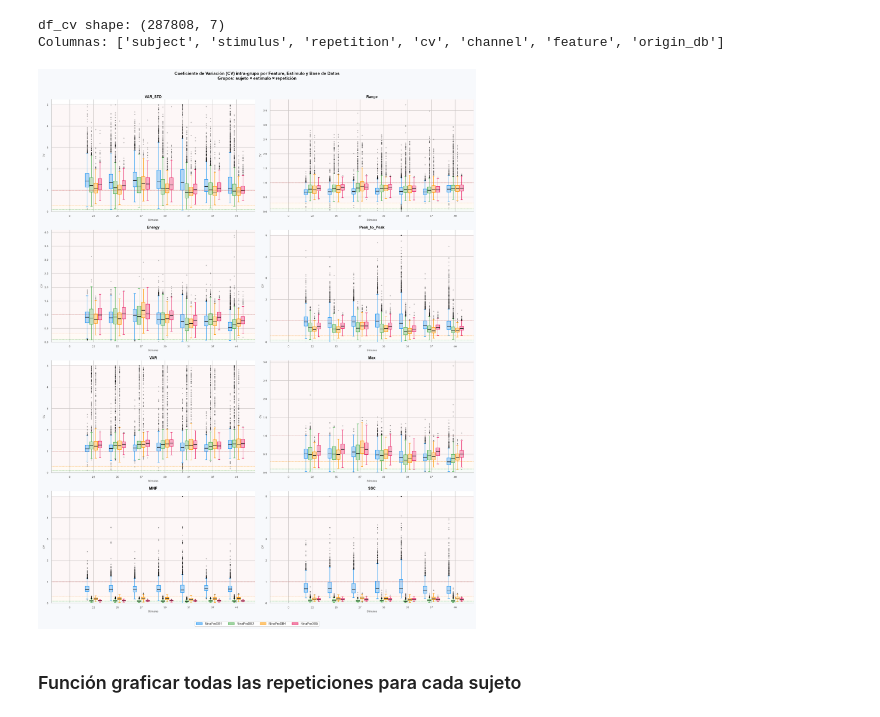
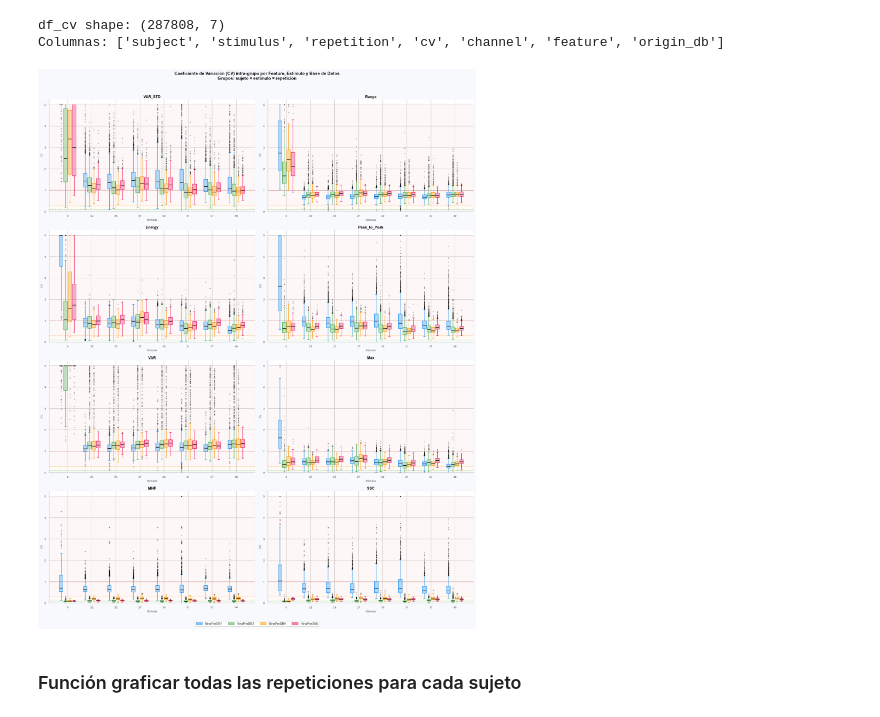
Before and after one commit to mariabda2/sEMG-ArmBand, a Jupyter notebook: notebooks/03_intact_database_analysis.ipynb, the cells around one changed output. Saved outputs shown, nothing was run; the diff lists cells and outputs as text; code cells hidden in the pictures.

```diff
--- a/notebooks/03_intact_database_analysis.ipynb
+++ b/notebooks/03_intact_database_analysis.ipynb
@@ -310,7 +311,8 @@ DB_COLORS = ['#2196F3', '#4CAF50', '#FF9800', '#E91E63']
 db_color_map = dict(zip(databases, DB_COLORS))
 
 # df con los resultados
-df_cv_plot = df_cv[df_cv['stimulus'] != 0].copy()
+#df_cv_plot = df_cv[df_cv['stimulus'] != 0].copy()
+df_cv_plot = df_cv.copy()
 df_cv_plot['cv'] = df_cv_plot['cv'].clip(upper=5)
 
 n_cols = 2
@@ -367,34 +369,34 @@ for ax_i, feature in enumerate(features):
                  color='#111111', pad=4)
     ax.set_ylabel('CV', fontsize=8, color='#555555')
     ax.set_xlabel('Stimulus', fontsize=8, color='#555555')
     ax.set_ylim(bottom=0)
 
     ax.axhspan(0,    0.10, alpha=0.04, color='#4CAF50')
     ax.axhspan(0.10, 0.30, alpha=0.04, color='#FF9800')
     ax.axhspan(0.30, 5.00, alpha=0.04, color='#E53935')
 
 # ── Leyenda ───
 db_patches = [mpatches.Patch(facecolor=db_color_map[db] + '88',
                               edgecolor=db_color_map[db],
                               label=db)
               for db in databases]
 
 fig.legend(handles=db_patches,
            loc='lower center', bbox_to_anchor=(0.5, -0.02),
            ncol=n_db + 3, fontsize=9, frameon=True,
            framealpha=0.95, edgecolor='#CCCCCC')
 
 fig.suptitle(
     'Coeficiente de Variación (CV) intra-grupo por Feature, Estímulo y Base de Datos\n'
     'Grupos: sujeto × estímulo × repetición',
     fontsize=13, fontweight='bold', color='#111111', y=1.01
 )
 
 plt.tight_layout()
 plt.savefig('../figures/CV_analysis_boxplot.pdf', bbox_inches='tight', dpi=150)
 plt.show()
 # %% [output]
-[figure, old version]
+[figure, new version]
 # %% [markdown]
 ### Función graficar todas las repeticiones para cada sujeto
 # %%
```
Also changed, not shown: parts of 11 cells of this notebook, 2 other files.
